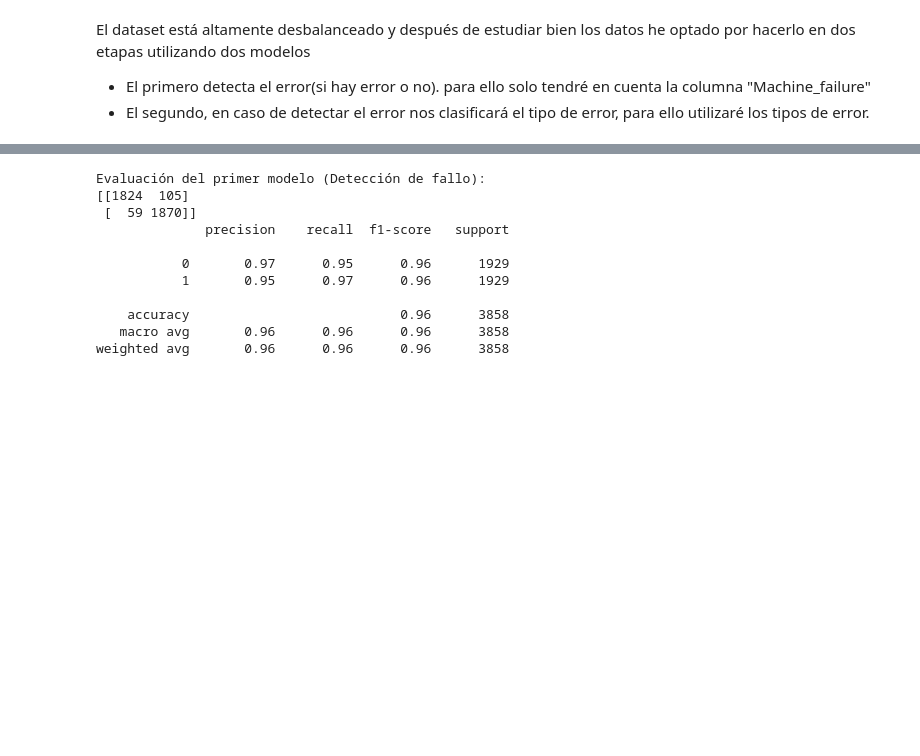
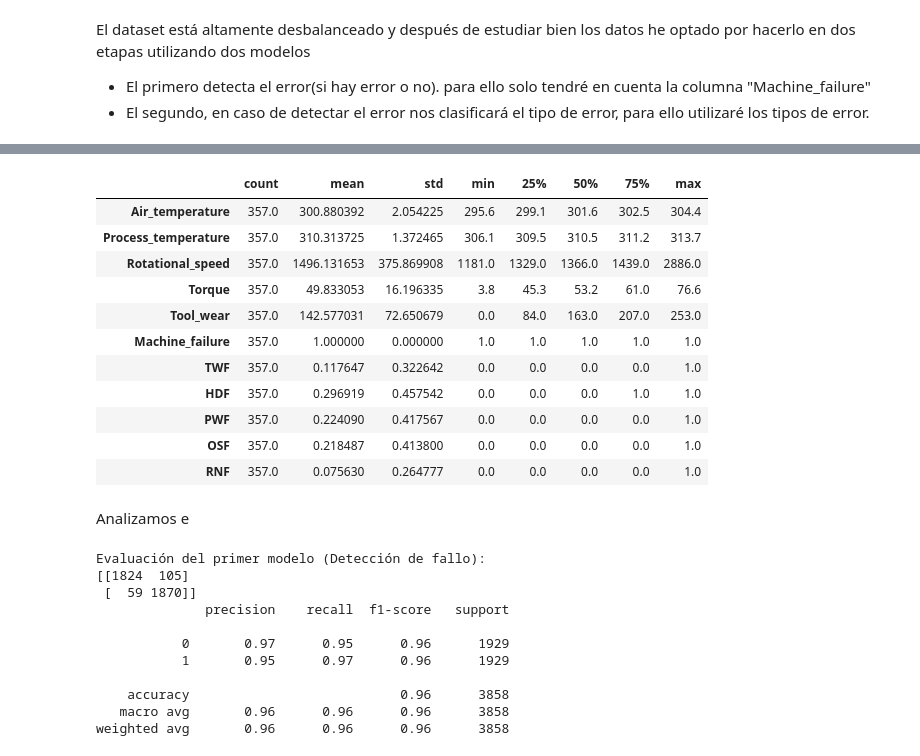
Before and after one commit to JoseRKC/ML_Prediccion-de-mantenimiento, a Jupyter notebook: src/notebooks/ajuste Random forest copy.ipynb, the cells around one changed output, grey strips where cells are left out. Saved outputs shown, nothing was run; the diff lists cells and outputs as text; code cells hidden in the pictures; blank space fills up the shorter version.

```diff
--- a/src/notebooks/ajuste Random forest copy.ipynb
+++ b/src/notebooks/ajuste Random forest copy.ipynb
@@ -319,3 +365,20 @@ memory usage: 1.0+ MB
+# %%
+secundario_df.describe().T
+# %% [output]
+|  | count | mean | std | min | 25% | 50% | 75% | max |
+| Air_temperature | 357.0 | 300.880392 | 2.054225 | 295.6 | 299.1 | 301.6 | 302.5 | 304.4 |
+| Process_temperature | 357.0 | 310.313725 | 1.372465 | 306.1 | 309.5 | 310.5 | 311.2 | 313.7 |
+| Rotational_speed | 357.0 | 1496.131653 | 375.869908 | 1181.0 | 1329.0 | 1366.0 | 1439.0 | 2886.0 |
+| Torque | 357.0 | 49.833053 | 16.196335 | 3.8 | 45.3 | 53.2 | 61.0 | 76.6 |
+| Tool_wear | 357.0 | 142.577031 | 72.650679 | 0.0 | 84.0 | 163.0 | 207.0 | 253.0 |
+| Machine_failure | 357.0 | 1.000000 | 0.000000 | 1.0 | 1.0 | 1.0 | 1.0 | 1.0 |
+| TWF | 357.0 | 0.117647 | 0.322642 | 0.0 | 0.0 | 0.0 | 0.0 | 1.0 |
+| HDF | 357.0 | 0.296919 | 0.457542 | 0.0 | 0.0 | 0.0 | 1.0 | 1.0 |
+| PWF | 357.0 | 0.224090 | 0.417567 | 0.0 | 0.0 | 0.0 | 0.0 | 1.0 |
+| OSF | 357.0 | 0.218487 | 0.413800 | 0.0 | 0.0 | 0.0 | 0.0 | 1.0 |
+| RNF | 357.0 | 0.075630 | 0.264777 | 0.0 | 0.0 | 0.0 | 0.0 | 1.0 |
+# %% [markdown]
+Analizamos e
 # %%
 # Seleccionar variables numéricas
 num_cols = [
```
Also changed, not shown: parts of 44 cells of this notebook, 14 other files.
